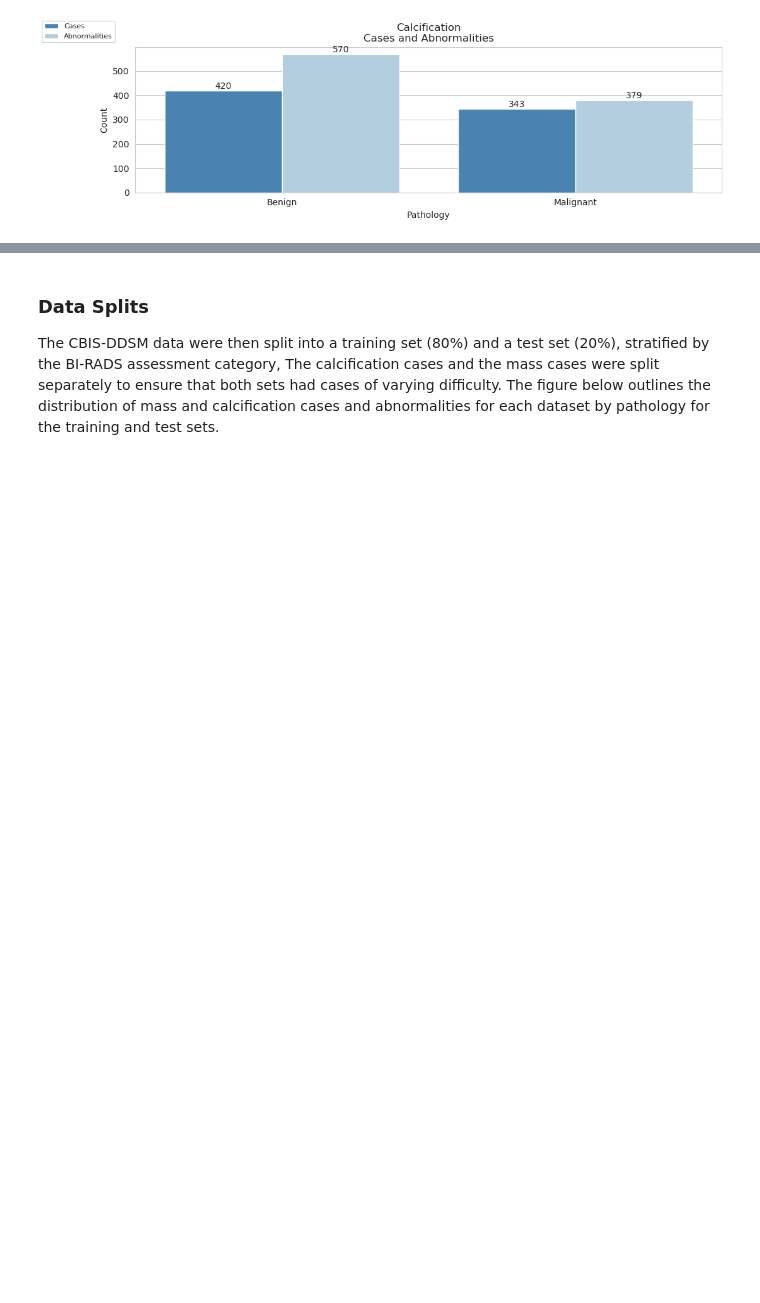
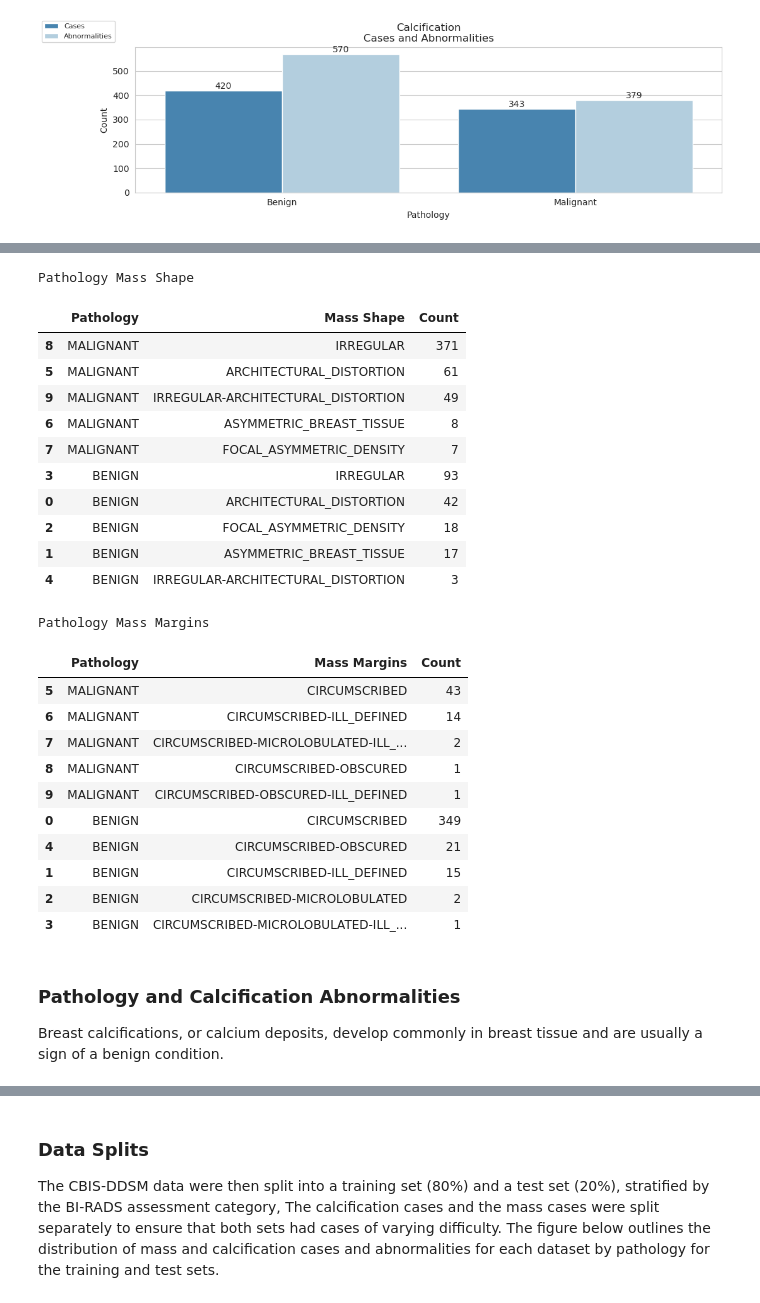
Before and after one commit to john-james-ai/breast_cancer_detection, a Jupyter notebook: notebooks/data/explore.ipynb, the cells around one changed output, grey strips where cells are left out. Cells and saved outputs as stored; diff of their text form; code cells hidden in the pictures; blank space fills up the shorter version.

```diff
--- a/notebooks/data/explore.ipynb
+++ b/notebooks/data/explore.ipynb
@@ -79,3 +111,35 @@ See the caveats in the documentation: https://pandas.pydata.org/pandas-docs/stab
+# %%
+df1_style = df1.style.set_table_attributes("style='display:inline; margin-right:220px;'").set_caption("Pathology\nMass Shape")
+df2_style = df2.style.set_table_attributes("style='display:inline; margin-right:120px'").set_caption("Pathology\nMass Margins")
+display_html(df1_style._repr_html_() + df2_style._repr_html_(), raw=True)
+# %% [output]
+Pathology Mass Shape
+|  | Pathology | Mass Shape | Count |
+| 8 | MALIGNANT | IRREGULAR | 371 |
+| 5 | MALIGNANT | ARCHITECTURAL_DISTORTION | 61 |
+| 9 | MALIGNANT | IRREGULAR-ARCHITECTURAL_DISTORTION | 49 |
+| 6 | MALIGNANT | ASYMMETRIC_BREAST_TISSUE | 8 |
+| 7 | MALIGNANT | FOCAL_ASYMMETRIC_DENSITY | 7 |
+| 3 | BENIGN | IRREGULAR | 93 |
+| 0 | BENIGN | ARCHITECTURAL_DISTORTION | 42 |
+| 2 | BENIGN | FOCAL_ASYMMETRIC_DENSITY | 18 |
+| 1 | BENIGN | ASYMMETRIC_BREAST_TISSUE | 17 |
+| 4 | BENIGN | IRREGULAR-ARCHITECTURAL_DISTORTION | 3 |
+Pathology Mass Margins
+|  | Pathology | Mass Margins | Count |
+| 5 | MALIGNANT | CIRCUMSCRIBED | 43 |
+| 6 | MALIGNANT | CIRCUMSCRIBED-ILL_DEFINED | 14 |
+| 7 | MALIGNANT | CIRCUMSCRIBED-MICROLOBULATED-ILL_... | 2 |
+| 8 | MALIGNANT | CIRCUMSCRIBED-OBSCURED | 1 |
+| 9 | MALIGNANT | CIRCUMSCRIBED-OBSCURED-ILL_DEFINED | 1 |
+| 0 | BENIGN | CIRCUMSCRIBED | 349 |
+| 4 | BENIGN | CIRCUMSCRIBED-OBSCURED | 21 |
+| 1 | BENIGN | CIRCUMSCRIBED-ILL_DEFINED | 15 |
+| 2 | BENIGN | CIRCUMSCRIBED-MICROLOBULATED | 2 |
+| 3 | BENIGN | CIRCUMSCRIBED-MICROLOBULATED-ILL_... | 1 |
+# %% [markdown]
+### Pathology and Calcification Abnormalities
+Breast calcifications, or calcium deposits, develop commonly in breast tissue and are usually a sign of a benign condition.
 # %%
 df1, df2 = calc.pathology_feature()
 # %% [output]
```
Also changed, not shown: parts of 19 cells of this notebook, 7 other files.
